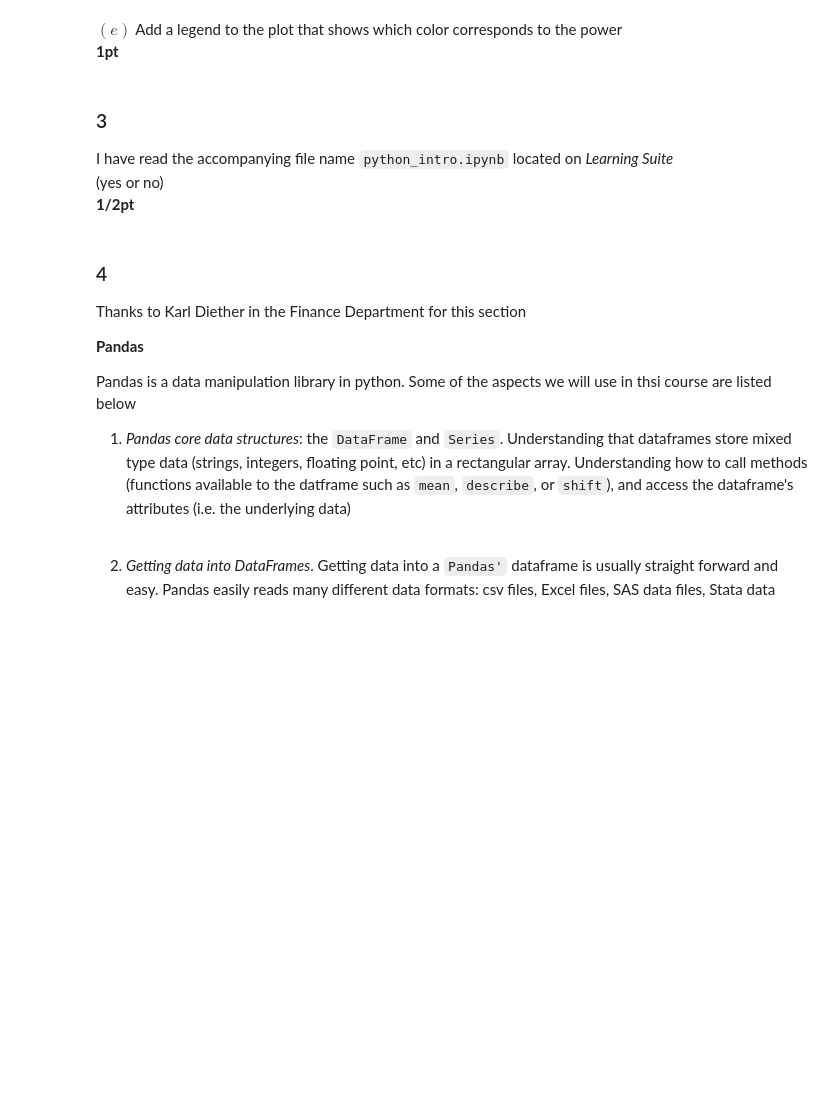
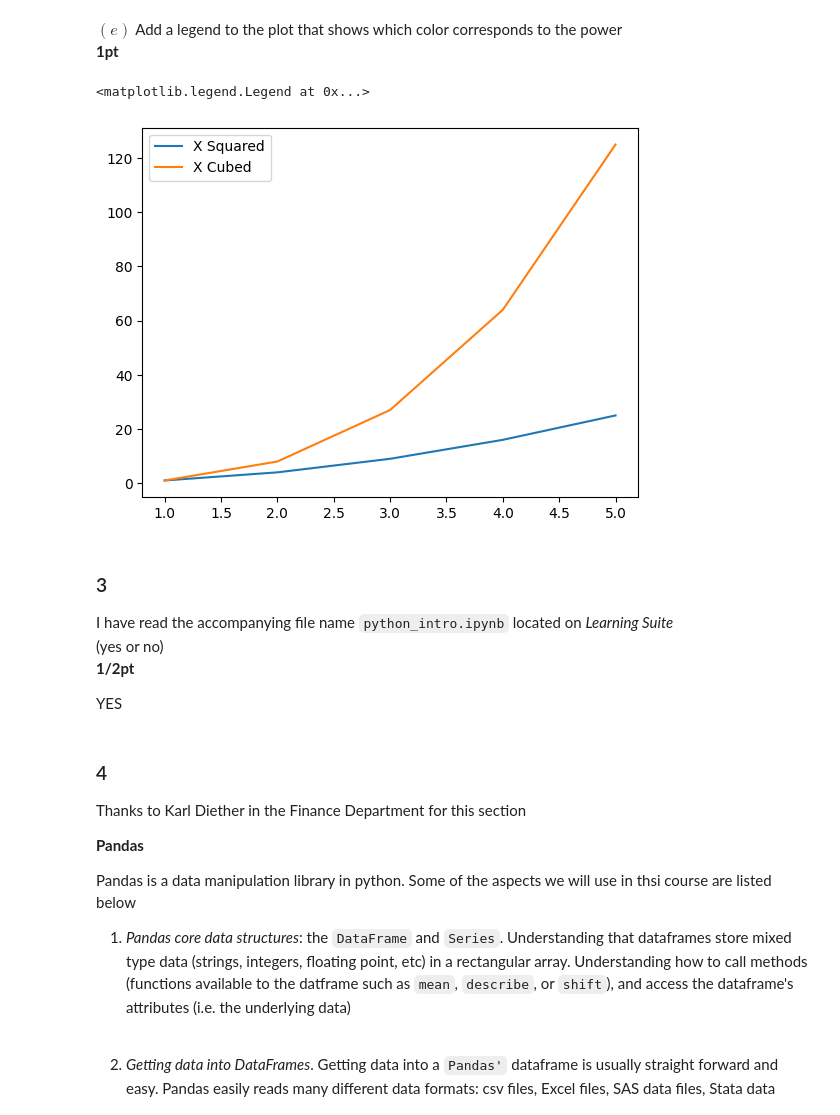
Before and after one commit to JedRoundy/Machine_Learning_For_Economists, a Jupyter notebook: PSET_1/01_pset1coding_BF.ipynb, the cells around one changed output. Drawn from its saved outputs; the diff is of its cells as text; code cells hidden in the pictures; blank space fills up the shorter version.

```diff
--- a/PSET_1/01_pset1coding_BF.ipynb
+++ b/PSET_1/01_pset1coding_BF.ipynb
@@ -768,11 +793,21 @@ $(d)$ Create lists of values of squared and cubed values of integers from 1 to 5
 # %% [markdown]
 $(e)$ Add a legend to the plot that shows which color corresponds to the power<br>
 **1pt**
+# %%
+#Added a label to the plots, and then added a legend
+plt.plot(x_axis, squared_list, label = 'X Squared')
+plt.plot(x_axis, cubed_list, label = 'X Cubed')
+plt.legend()
+# %% [output]
+<matplotlib.legend.Legend at 0x...>
+[figure, added]
 # %% [markdown]
 ### 3
 I have read the accompanying file name `python_intro.ipynb` located on *Learning Suite* <br>
 (yes or no) <br>
 **1/2pt**
+
+YES
 # %% [markdown]
 ### 4
 
```
Also changed, not shown: parts of 18 cells of this notebook.
